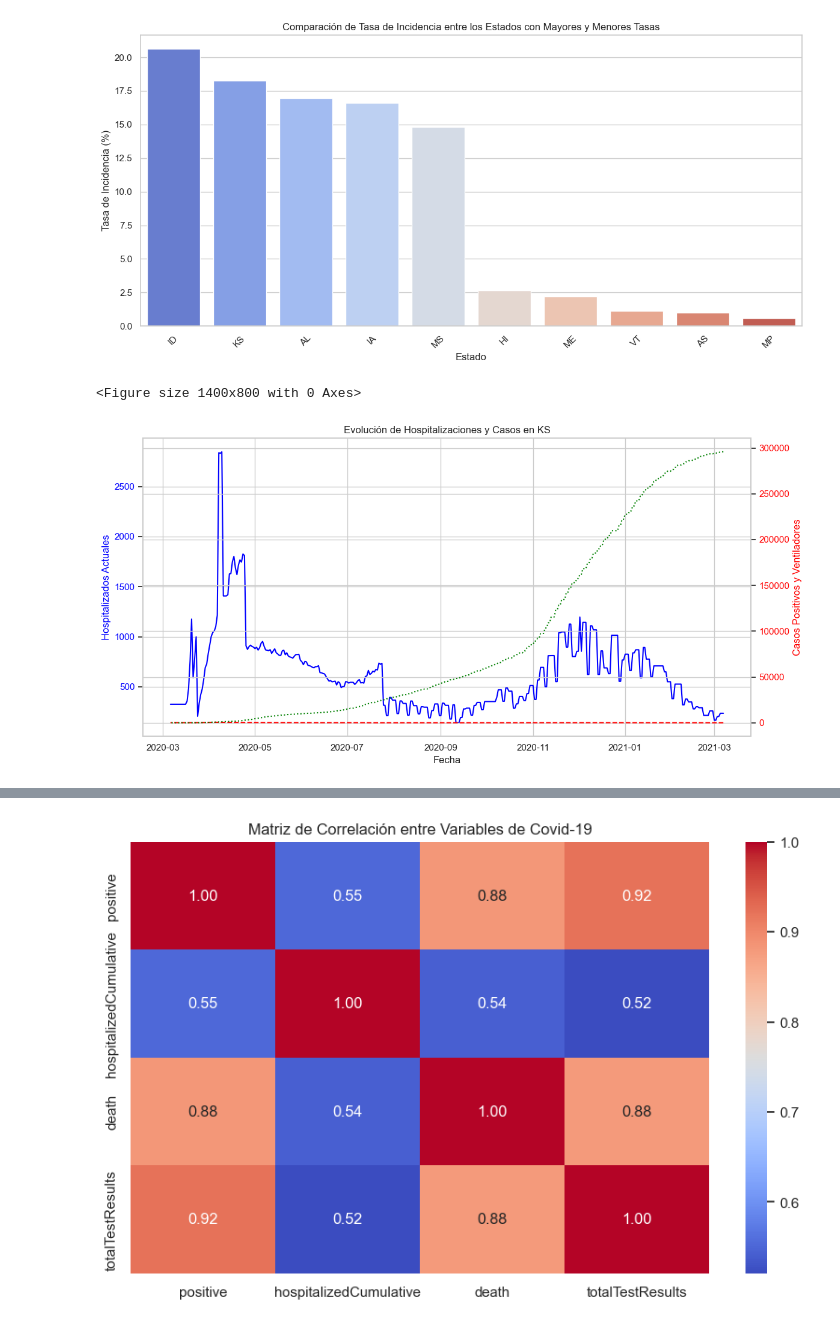
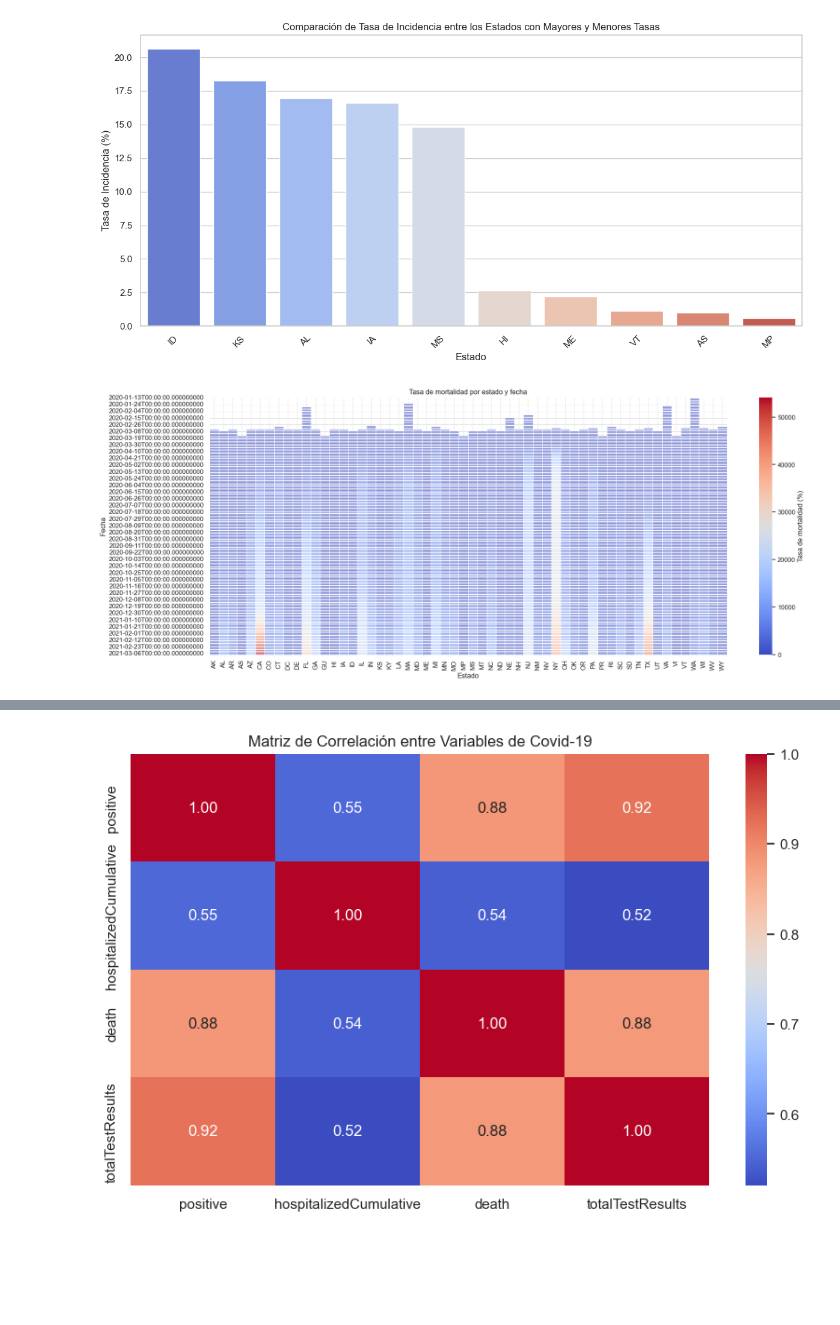
Before and after one commit to AI-School-F5-P3/ib_minidathaton, a Jupyter notebook: EDA_test.ipynb, the cells around one changed output, grey strips where cells are left out. Drawn from its saved outputs; the diff is of its cells as text; code cells hidden in the pictures; blank space fills up the shorter version.

```diff
--- a/EDA_test.ipynb
+++ b/EDA_test.ipynb
@@ -291,31 +273,17 @@ Passing `palette` without assigning `hue` is deprecated and will be removed in v
 
   sns.barplot(x=top_states + bottom_states, y=state_incidence.values[:5].tolist() + state_incidence.values[-5:].tolist(), palette='coolwarm')
 [figure]
-# %%
-plt.figure(figsize=(14, 8))
-fig, ax1 = plt.subplots()
-
-# Elegir un estado para mostrar la evolución
-state_to_analyze = 'KS'
-state_data = data[data['state'] == state_to_analyze]
-
-# Gráfico para hospitalizados actualmente
-ax1.plot(state_data['date'], state_data['hospitalizedCurrently'], label='Hospitalizados Actuales', color='blue')
-ax1.set_xlabel('Fecha')
-ax1.set_ylabel('Hospitalizados Actuales', color='blue')
-ax1.tick_params(axis='y', labelcolor='blue')
-
-# Crear un segundo eje y para los ventiladores y casos positivos
-ax2 = ax1.twinx()
-ax2.plot(state_data['date'], state_data['onVentilatorCurrently'], label='En Ventilador Actualmente', linestyle='--', color='red')
-ax2.plot(state_data['date'], state_data['positive'], label='Casos Positivos', linestyle=':', color='green')
-ax2.set_ylabel('Casos Positivos y Ventiladores', color='red')
-ax2.tick_params(axis='y', labelcolor='red')
-
-# Añadir título y leyenda
-plt.title(f'Evolución de Hospitalizaciones y Casos en {state_to_analyze}')
-fig.tight_layout()  # Ajustar el diseño para que no se solapen los elementos
-plt.show()
-# %% [output]
-<Figure size 1400x800 with 0 Axes>
-[figure, removed]
+# %%
+
+mortality_pivot = df_grouped.pivot_table(values='death', index='date', columns='state')
+
+
+plt.figure(figsize=(20, 8))
+sns.heatmap(mortality_pivot, cmap='coolwarm',  linewidths=0.5, cbar_kws={'label': 'Tasa de mortalidad (%)'})
+plt.title('Tasa de mortalidad por estado y fecha')
+plt.ylabel('Fecha')
+plt.xlabel('Estado')
+plt.xticks(rotation=90)
+plt.show()
+# %% [output]
+[figure, added]
```
Also changed, not shown: parts of 5 cells of this notebook, 2 other files.
